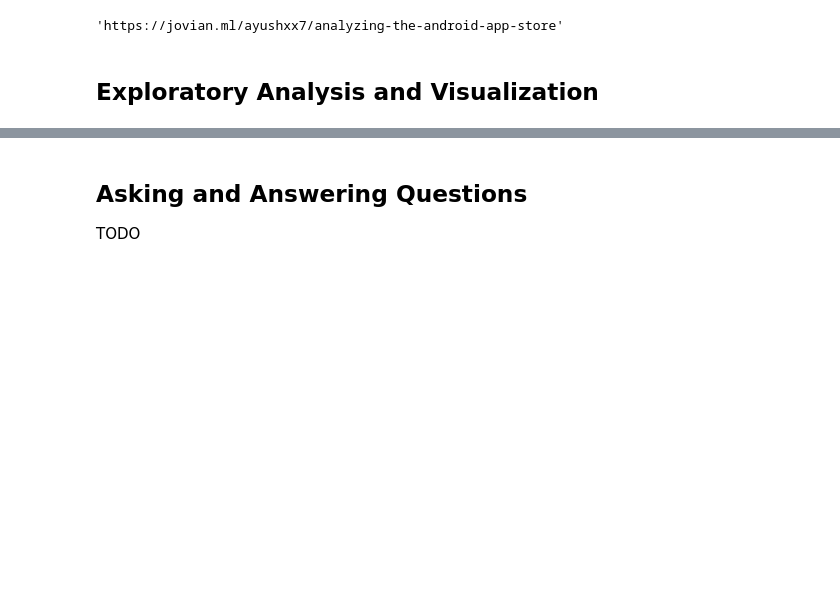
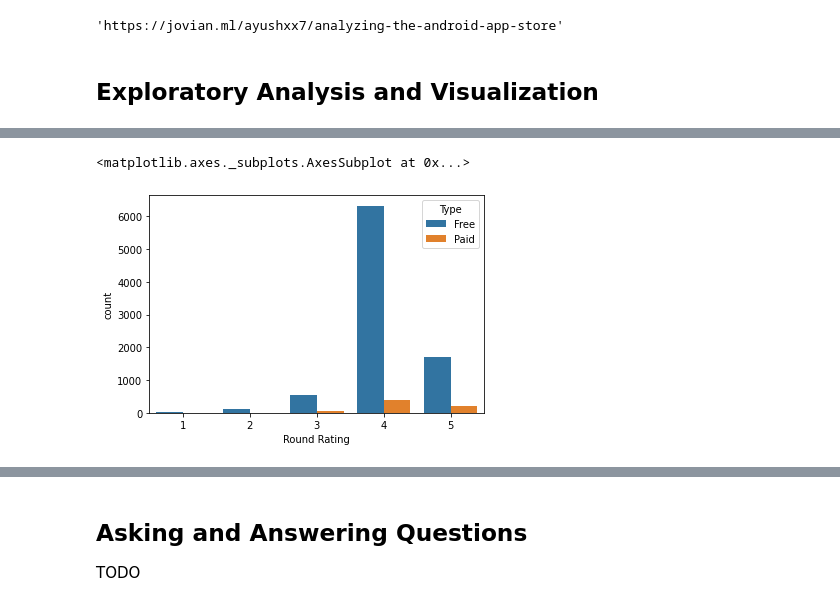
Before and after one commit to ayushxx7/pandas-course-project, a Jupyter notebook: zerotopandas_course_project.ipynb, the cells around one changed output, grey strips where cells are left out. Drawn from its saved outputs; the diff is of its cells as text; code cells hidden in the pictures; blank space fills up the shorter version.

```diff
--- a/zerotopandas_course_project.ipynb
+++ b/zerotopandas_course_project.ipynb
@@ -299,0 +350,21 @@ sns.countplot(x="Category", hue="Type", data=df)
+# %%
+ratings = df.Rating.values.tolist()
+# %%
+round_off_rating = []
+for rating in ratings:
+  # print(round(float(rating)))
+  if not rating:
+    rating = "Not Found"
+    round_off_rating.append(rating)
+  else:
+    rating = round(float(rating))
+    round_off_rating.append(rating)
+# %%
+df["Round Rating"] = round_off_rating
+# %%
+import seaborn as sns
+mask = df['Round Rating'].isin(['Not Found'])
+sns.countplot(x="Round Rating", hue="Type", data=df[~mask])
+# %% [output]
+<matplotlib.axes._subplots.AxesSubplot at 0x...>
+[figure, added]
```
Also changed, not shown: parts of 21 cells of this notebook.
